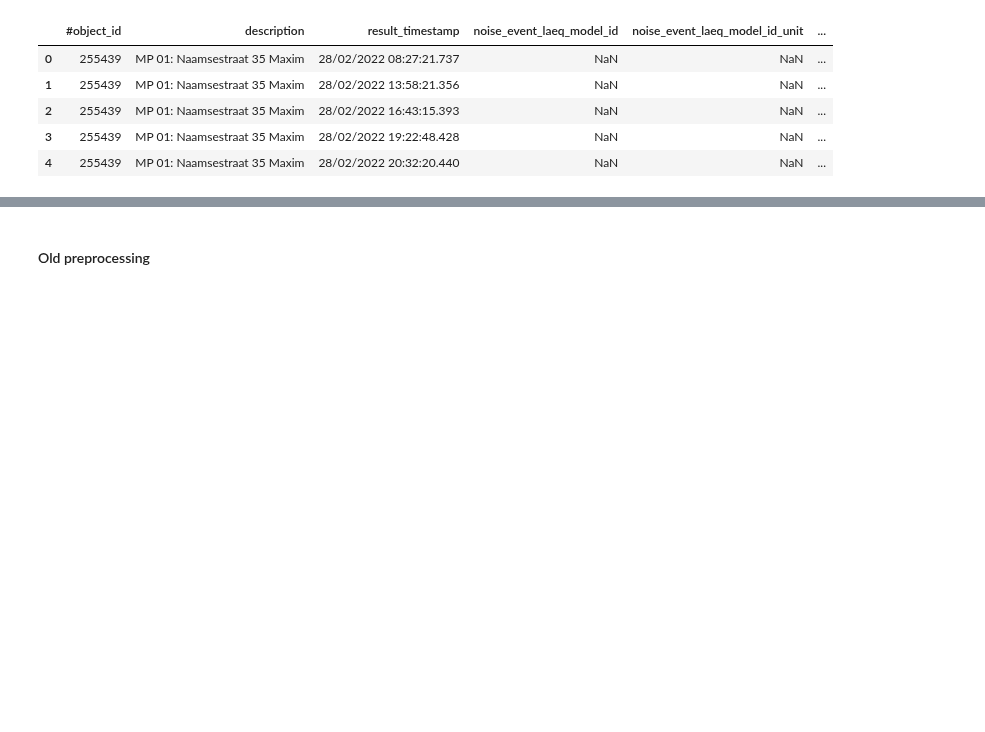
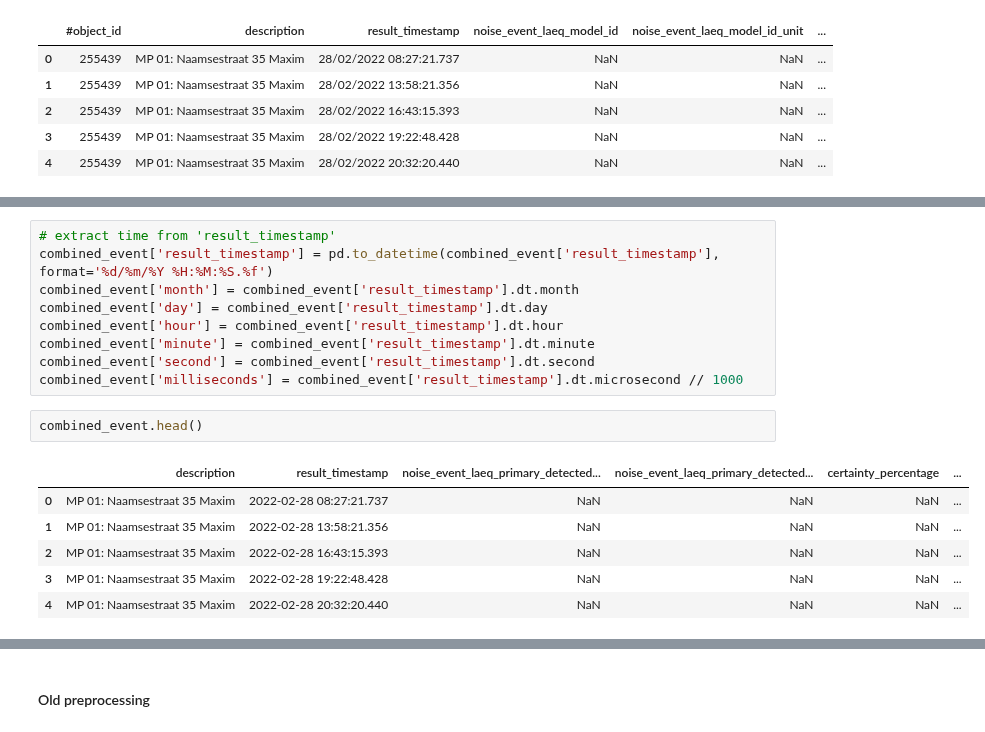
Before and after one commit to lennertvanh/MDA-Georgia, a Jupyter notebook: Preprocessing/Preprocessing.ipynb, the cells around one changed output, grey strips where cells are left out. Cells and saved outputs as stored; diff of their text form; blank space fills up the shorter version.

```diff
--- a/Preprocessing/Preprocessing.ipynb
+++ b/Preprocessing/Preprocessing.ipynb
@@ -971,0 +945,18 @@ print(filtered_df)
+# %%
+# extract time from 'result_timestamp'
+combined_event['result_timestamp'] = pd.to_datetime(combined_event['result_timestamp'], format='%d/%m/%Y %H:%M:%S.%f')
+combined_event['month'] = combined_event['result_timestamp'].dt.month
+combined_event['day'] = combined_event['result_timestamp'].dt.day
+combined_event['hour'] = combined_event['result_timestamp'].dt.hour
+combined_event['minute'] = combined_event['result_timestamp'].dt.minute
+combined_event['second'] = combined_event['result_timestamp'].dt.second
+combined_event['milliseconds'] = combined_event['result_timestamp'].dt.microsecond // 1000
+# %%
+combined_event.head()
+# %% [output]
+|  | description | result_timestamp | noise_event_laeq_primary_detected... | noise_event_laeq_primary_detected... | certainty_percentage | ... |
+| 0 | MP 01: Naamsestraat 35 Maxim | 2022-02-28 08:27:21.737 | NaN | NaN | NaN | ... |
+| 1 | MP 01: Naamsestraat 35 Maxim | 2022-02-28 13:58:21.356 | NaN | NaN | NaN | ... |
+| 2 | MP 01: Naamsestraat 35 Maxim | 2022-02-28 16:43:15.393 | NaN | NaN | NaN | ... |
+| 3 | MP 01: Naamsestraat 35 Maxim | 2022-02-28 19:22:48.428 | NaN | NaN | NaN | ... |
+| 4 | MP 01: Naamsestraat 35 Maxim | 2022-02-28 20:32:20.440 | NaN | NaN | NaN | ... |
```
Also changed, not shown: parts of 39 cells of this notebook, 1 other file.
